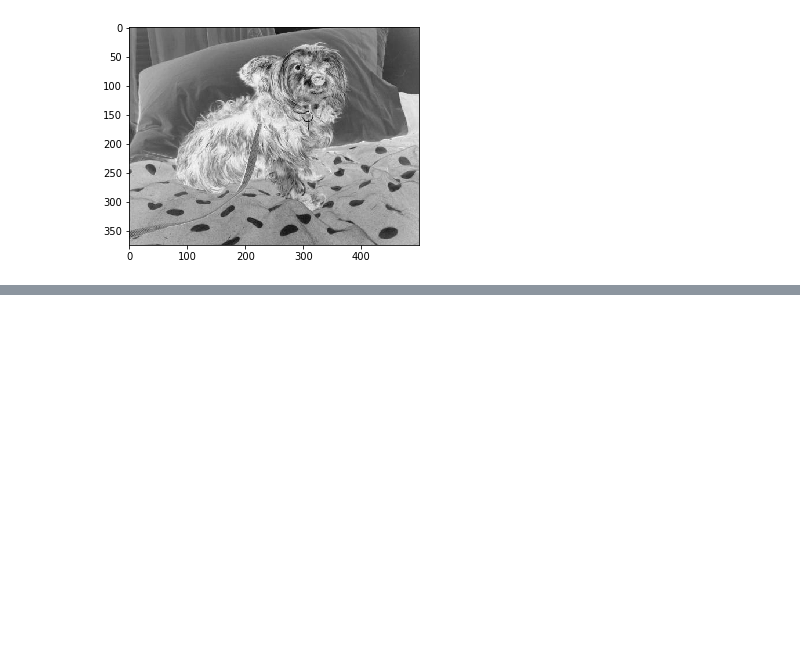
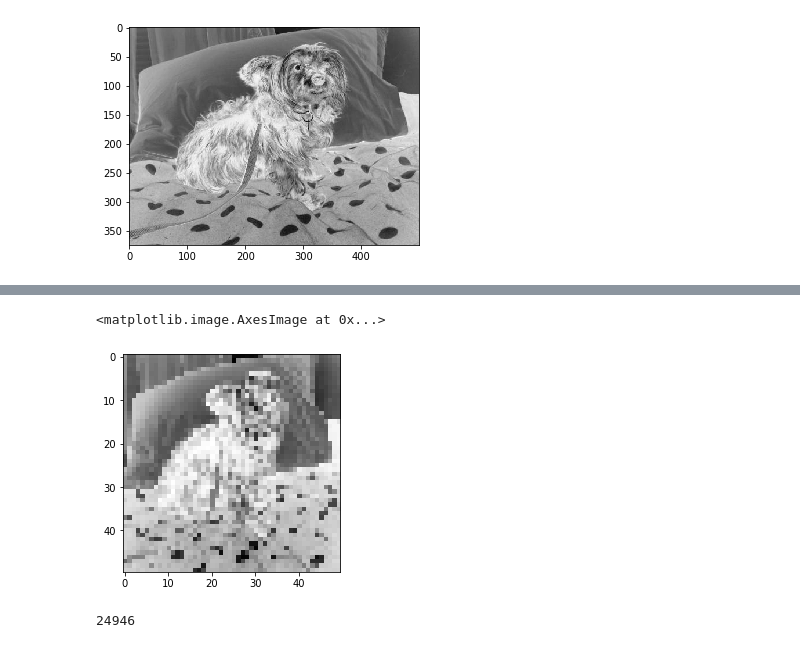
Before and after one commit to AmitBaroi/SentDex---Deep-Learning-basics-with-Python-Tensorflow-Keras, a Jupyter notebook: 2_Loading our own image data.ipynb, the cells around one changed output, grey strips where cells are left out. Drawn from its saved outputs; the diff is of its cells as text; code cells hidden in the pictures; blank space fills up the shorter version.

Commit message:
New lesson on preparing image data for deep learning

```diff
--- a/2_Loading our own image data.ipynb
+++ b/2_Loading our own image data.ipynb
@@ -19,0 +41,33 @@ for category in CATEGORIES:
+# %%
+IMG_SIZE = 50
+
+new_array = cv2.resize(img_array, (IMG_SIZE, IMG_SIZE))
+plt.imshow(new_array, cmap='Greys')
+# %% [output]
+<matplotlib.image.AxesImage at 0x...>
+[figure, added]
+# %%
+training_data = []
+
+def create_training_data():
+    for category in CATEGORIES:
+        # Path of the specific folder
+        path = os.path.join(DATA_DIR, category)
+        # Getting the label as a number
+        class_num = CATEGORIES.index(category)
+        # Each image in the folder directory
+        for img in os.listdir(path):
+            try:
+                # Reading in the image file as an matrix (ndarray)
+                img_array = cv2.imread(os.path.join(path, img), cv2.IMREAD_GRAYSCALE)
+                # Resizing to reduce size
+                new_array = cv2.resize(img_array, (IMG_SIZE, IMG_SIZE))
+                # Adding image data to list
+                training_data.append([new_array, class_num])
+            except Exception as e:
+                pass
+
+create_training_data()
+print("Length of training data:", len(training_data))
+# %% [output]
+24946
```
Also changed, not shown: parts of 3 cells of this notebook.
